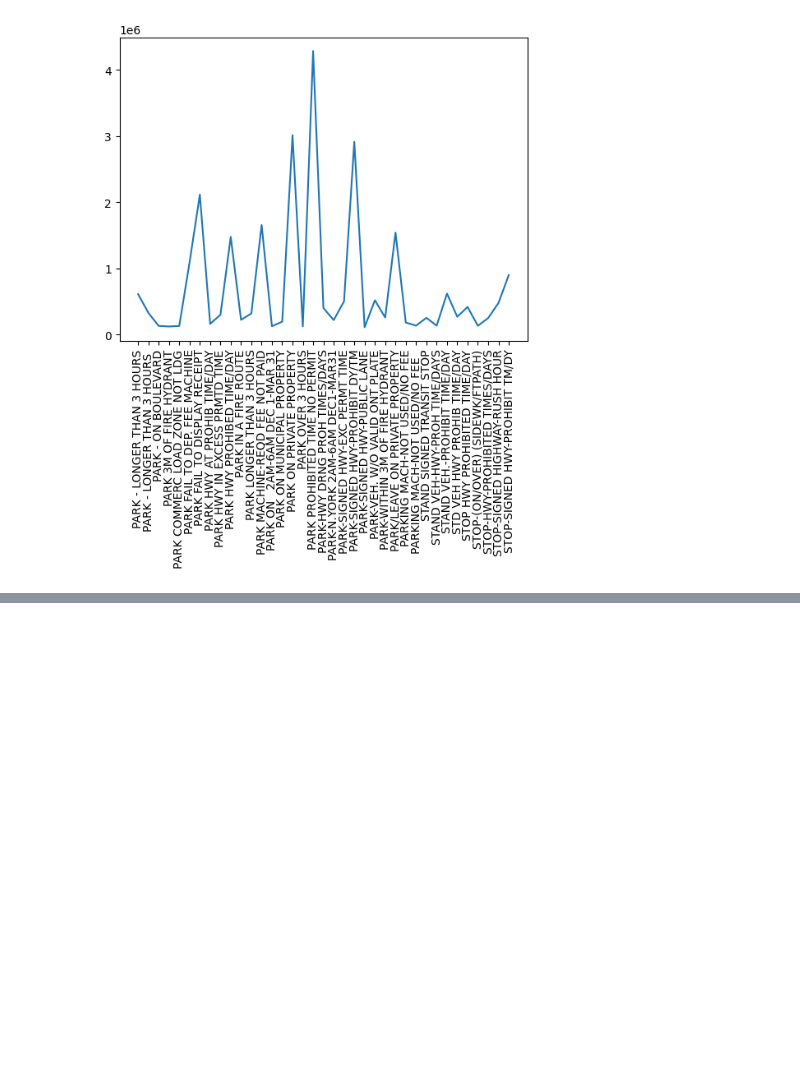
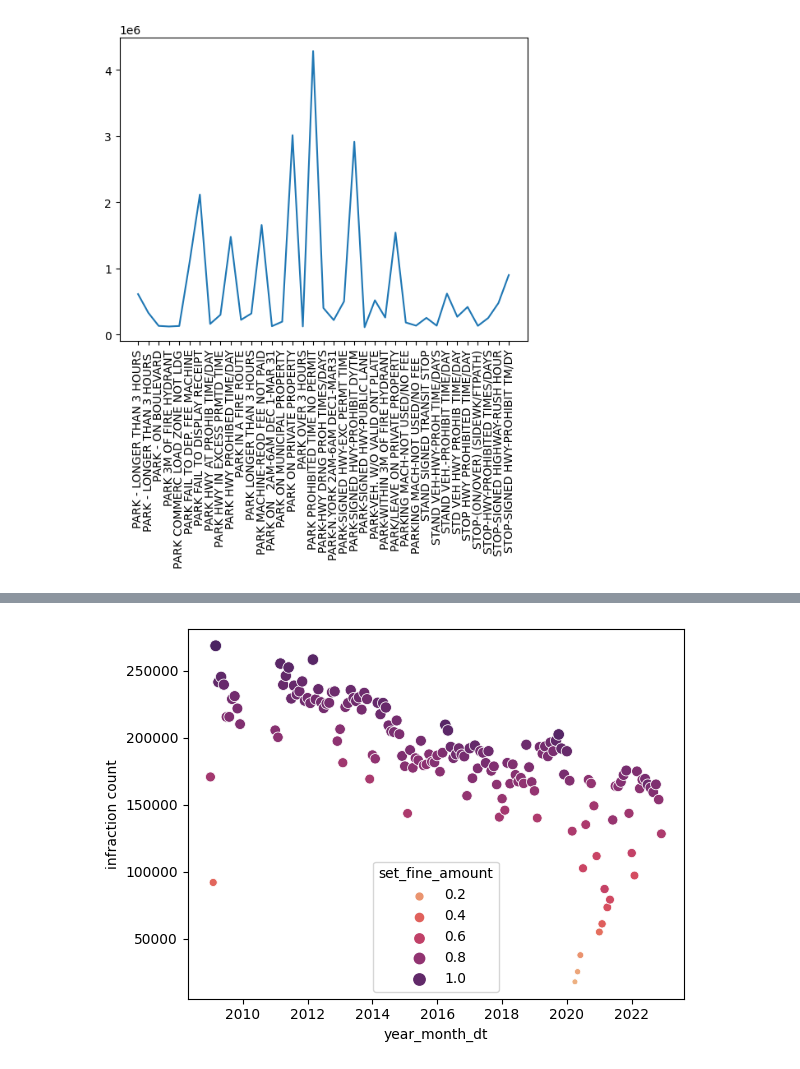
Before and after one commit to sariaslaso/parking_toronto, a Jupyter notebook: data_processing.ipynb, the cells around one changed output, grey strips where cells are left out. Cells and saved outputs as stored; diff of their text form; code cells hidden in the pictures; blank space fills up the shorter version.

Commit message:
scatter plots of infraction count and revenue trends over time

```diff
--- a/data_processing.ipynb
+++ b/data_processing.ipynb
@@ -453,0 +474,10 @@ plt.show()
+# %%
+# revenue per location, select specific locations
+
+revenue_loc = parking_df.groupby(["year_of_infraction", "month_of_infraction"]).agg({"set_fine_amount": "sum", "infraction_code": "count"}).reset_index()
+revenue_loc["year_of_infraction"] = revenue_loc["year_of_infraction"].astype(int).astype(str)
+revenue_loc["month_of_infraction"] = revenue_loc["month_of_infraction"].astype(int).map(lambda x: f"{x:0>2}")
+
+revenue_loc["year_month_dt"] = revenue_loc["month_of_infraction"] + revenue_loc["year_of_infraction"]
+revenue_loc["year_month_dt"] = pd.to_datetime(revenue_loc["year_month_dt"], format = "%m%Y")
+revenue_loc
@@ -453,0 +498,8 @@ plt.show()
+# %%
+sns.scatterplot(data = revenue_loc, x = "year_month_dt", y = "infraction_code",
+                hue = "set_fine_amount", size = "set_fine_amount", palette = "flare")
+
+plt.ylabel("infraction count")
+plt.show()
+# %% [output]
+[figure, added]
```
Also changed, not shown: parts of 5 cells of this notebook.
